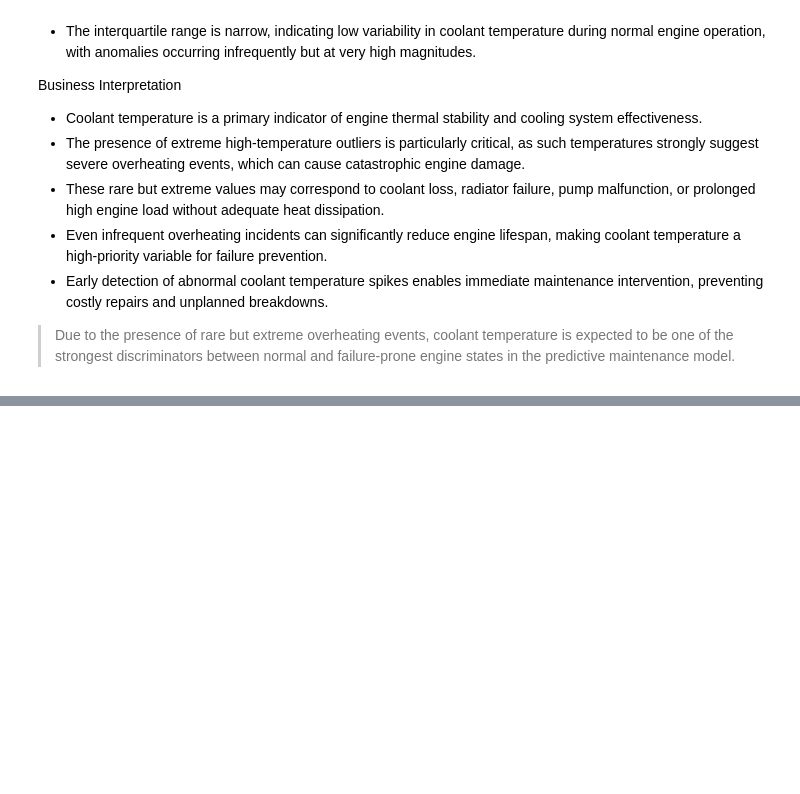
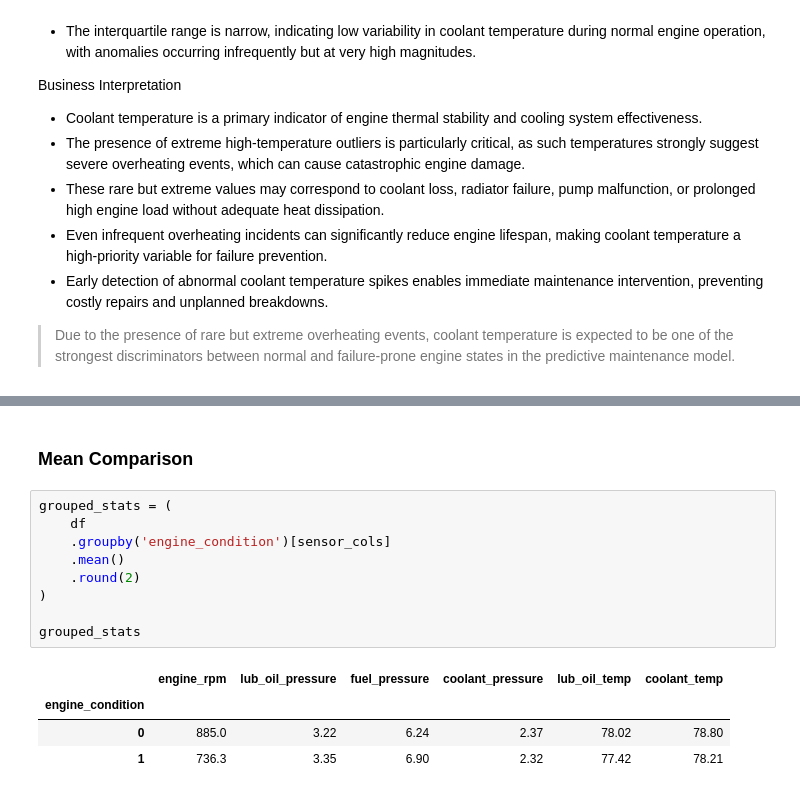
Before and after one commit to siddmkrj/predictive_maintenance, a Jupyter notebook: notebooks/predictive_maintenance.ipynb, the cells around one changed output, grey strips where cells are left out. Saved outputs shown, nothing was run; the diff lists cells and outputs as text; blank space fills up the shorter version.

```diff
--- a/predictive_maintenance.ipynb
+++ b/notebooks/predictive_maintenance.ipynb
@@ -419,0 +537,16 @@ Business Interpretation
+# %% [markdown]
+### Mean Comparison
+# %%
+grouped_stats = (
+    df
+    .groupby('engine_condition')[sensor_cols]
+    .mean()
+    .round(2)
+)
+
+grouped_stats
+# %% [output]
+|  | engine_rpm | lub_oil_pressure | fuel_pressure | coolant_pressure | lub_oil_temp | coolant_temp |
+| engine_condition |  |  |  |  |  |  |
+| 0 | 885.0 | 3.22 | 6.24 | 2.37 | 78.02 | 78.80 |
+| 1 | 736.3 | 3.35 | 6.90 | 2.32 | 77.42 | 78.21 |
```
Also changed, not shown: parts of 24 cells of this notebook, 5 other files.
